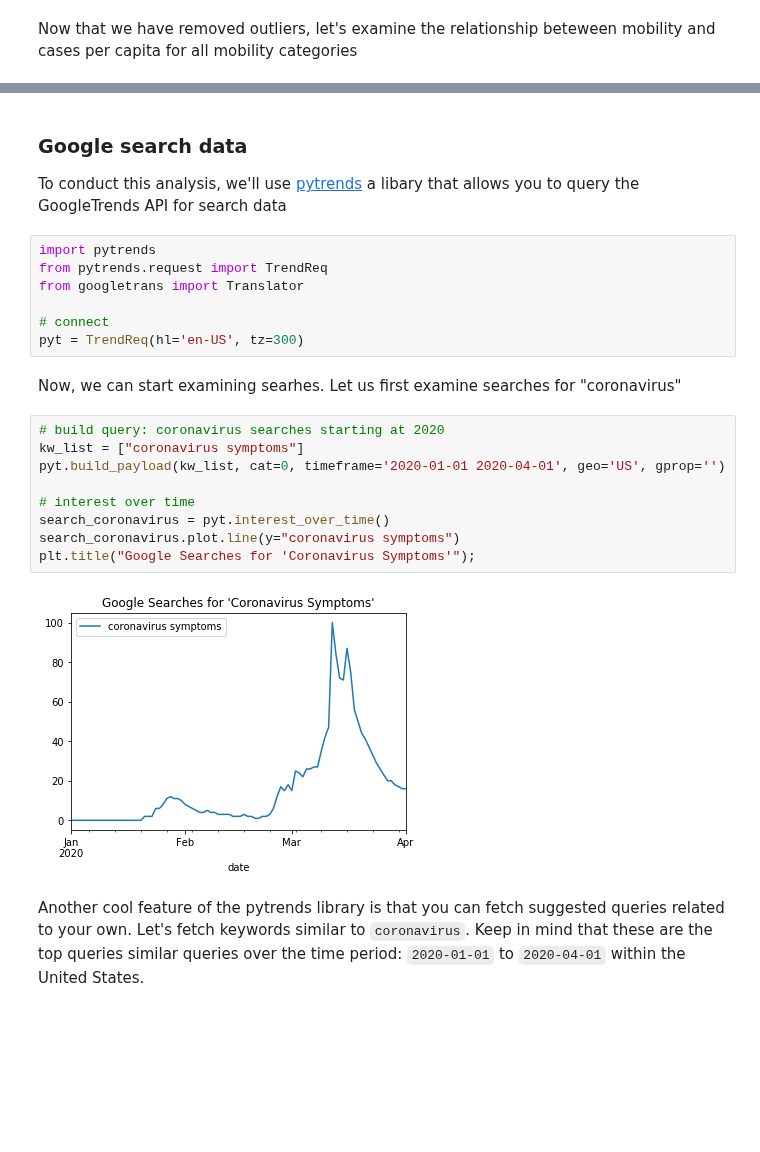
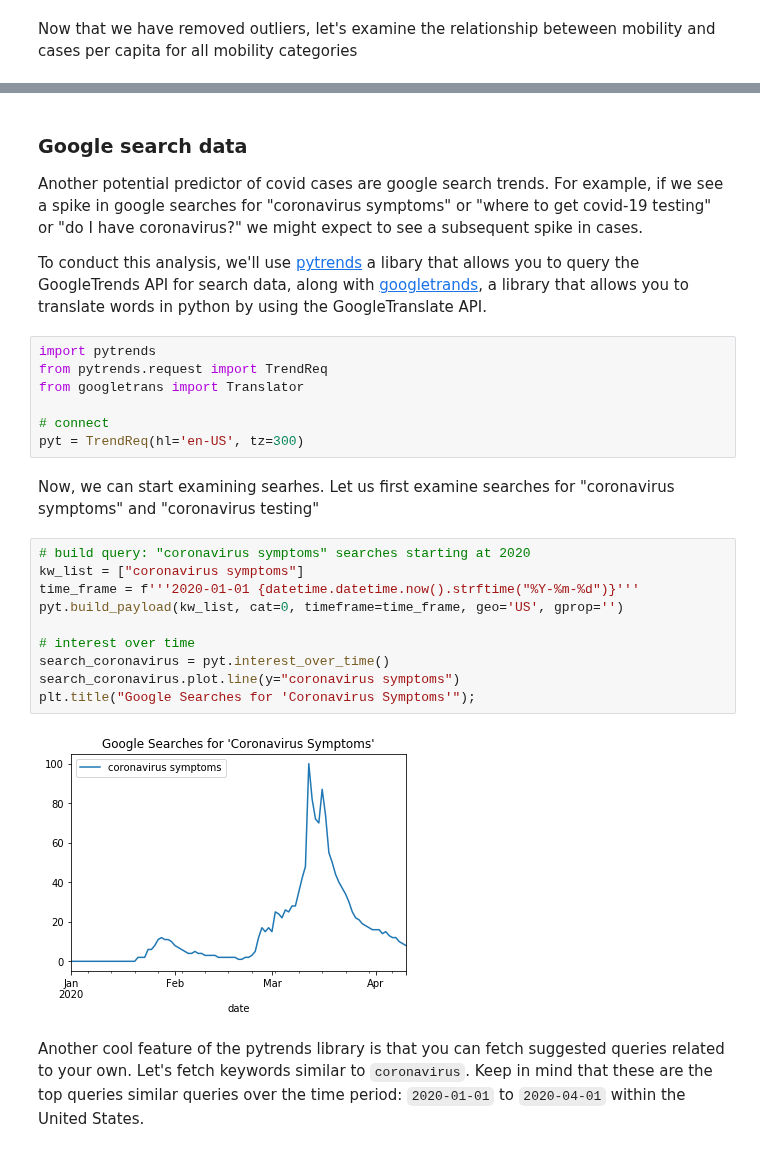
Before and after one commit to spotted-d/RNN_covid19_modeling, a Jupyter notebook: milestone2_eda/milestone2_eda.ipynb, the cells around one changed output, grey strips where cells are left out. Drawn from its saved outputs; the diff is of its cells as text; blank space fills up the shorter version.

```diff
--- a/milestone2_eda/milestone2_eda.ipynb
+++ b/milestone2_eda/milestone2_eda.ipynb
@@ -431,7 +442,9 @@ display(pd.DataFrame(correlations_nooutliers))
 # %% [markdown]
 <a id='google_search_data'></a>
 ### Google search data
-To conduct this analysis, we'll use [pytrends](https://github.com/GeneralMills/pytrends) a libary that allows you to query the GoogleTrends API for search data
+Another potential predictor of covid cases are google search trends. For example, if we see a spike in google searches for "coronavirus symptoms" or "where to get covid-19 testing" or "do I have coronavirus?" we might expect to see a subsequent spike in cases.
+
+To conduct this analysis, we'll use [pytrends](https://github.com/GeneralMills/pytrends) a libary that allows you to query the GoogleTrends API for search data, along with [googletrands](https://py-googletrans.readthedocs.io/en/latest/), a library that allows you to translate words in python by using the GoogleTranslate API.
 # %%
 import pytrends
 from pytrends.request import TrendReq
@@ -440,17 +453,18 @@ from googletrans import Translator
 # connect
 pyt = TrendReq(hl='en-US', tz=300)
 # %% [markdown]
-Now, we can start examining searhes. Let us first examine searches for "coronavirus"
+Now, we can start examining searhes. Let us first examine searches for "coronavirus symptoms" and "coronavirus testing"
 # %%
-# build query: coronavirus searches starting at 2020
+# build query: "coronavirus symptoms" searches starting at 2020
 kw_list = ["coronavirus symptoms"]
-pyt.build_payload(kw_list, cat=0, timeframe='2020-01-01 2020-04-01', geo='US', gprop='')
+time_frame = f'''2020-01-01 {datetime.datetime.now().strftime("%Y-%m-%d")}'''
+pyt.build_payload(kw_list, cat=0, timeframe=time_frame, geo='US', gprop='')
 
 # interest over time
 search_coronavirus = pyt.interest_over_time()
 search_coronavirus.plot.line(y="coronavirus symptoms")
 plt.title("Google Searches for 'Coronavirus Symptoms'");
 # %% [output]
-[figure, old version]
+[figure, new version]
 # %% [markdown]
 Another cool feature of the pytrends library is that you can fetch suggested queries related to your own. Let's fetch keywords similar to `coronavirus`. Keep in mind that these are the top queries similar queries over the time period: `2020-01-01` to `2020-04-01` within the United States.
```
Also changed, not shown: parts of 32 cells of this notebook.
